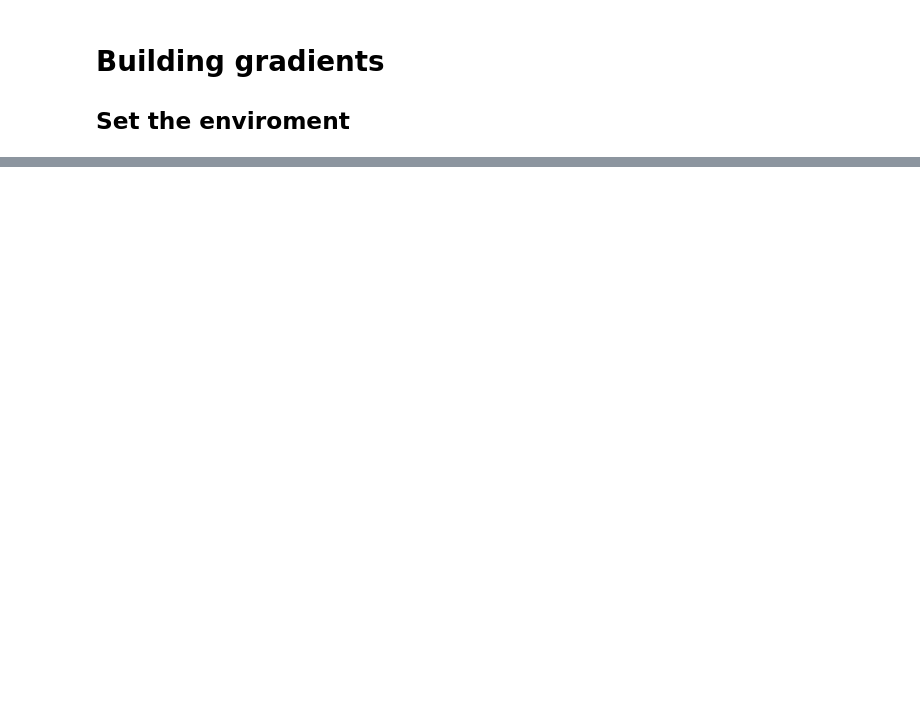
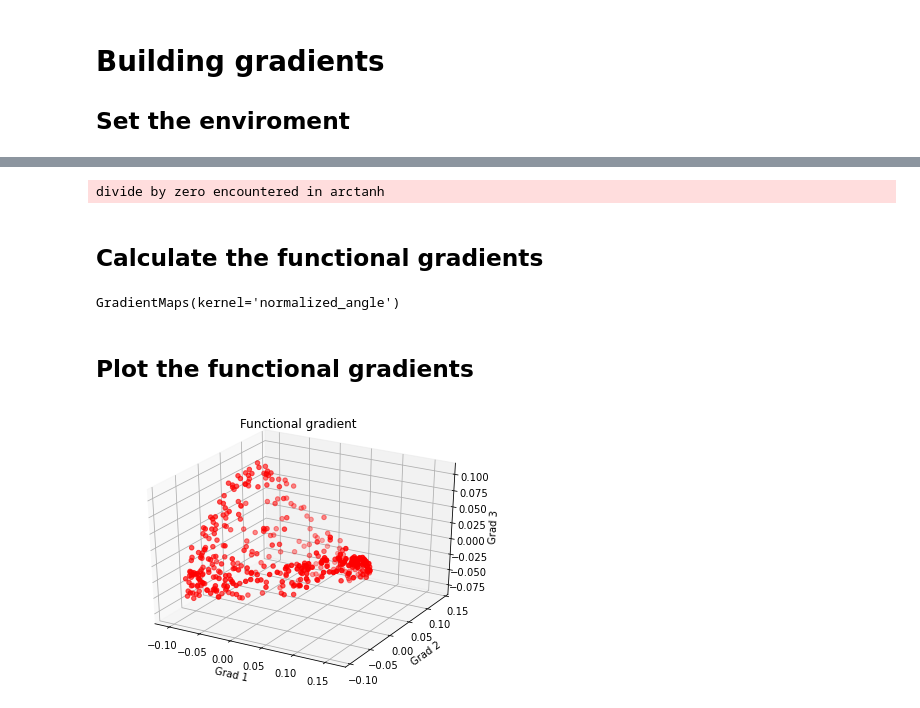
Before and after one commit to MICA-MNI/micapipe, a Jupyter notebook: docs/pages/04.gradients/tutorial_gradients.ipynb, the cells around one changed output, grey strips where cells are left out. Cells and saved outputs as stored; diff of their text form; code cells hidden in the pictures; blank space fills up the shorter version.

Commit message:
[DOC] Added gradients tutorial single subject

```diff
--- a/docs/pages/04.gradients/tutorial_gradients.ipynb
+++ b/docs/pages/04.gradients/tutorial_gradients.ipynb
@@ -74,0 +60,53 @@ mtx_gd = np.loadtxt(cnt_gd, dtype=np.float, delimiter=' ')
+# %%
+# Load the cortical connectome
+mtx_fs = np.loadtxt(subjectDir + '/func/surfaces/' + subjectID + '_rsfmri_space-fsnative_atlas-' + atlas + '_desc-FC.txt',
+                    dtype=np.float, delimiter=' ')
+
+# slice the matrix
+FC = mtx_fs[49:, 49:]
+FC = np.delete(np.delete(FC, 200, axis=0), 200, axis=1)
+
+# Fischer transformation
+FCz = np.arctanh(FC)
+
+# replace inf with 0
+FCz[~np.isfinite(FCz)] = 0
+
+# Mirror the matrix
+FCz = np.triu(FCz,1)+FCz.T
+# %% [output]
+divide by zero encountered in arctanh
+# %% [markdown]
+## Calculate the functional gradients
+# %%
+# Number of gradients
+N = 10
+
+# Calculate the gradients
+gm = GradientMaps(n_components=N, random_state=None, approach='dm', kernel='normalized_angle')
+gm.fit(FCz, sparsity=0.8)
+# %% [output]
+GradientMaps(kernel='normalized_angle')
+# %% [markdown]
+## Plot the functional gradients
+# %%
+# Plot the gradients
+g1=gm.gradients_[:, 0]
+g2=gm.gradients_[:, 1]
+g3=gm.gradients_[:, 2]
+
+# Creating figure
+fig = plt.subplots(1, 2, figsize = (7, 5))
+ax = plt.axes(projection ="3d")
+
+# Creating plot
+ax.scatter3D(g1, g2, g3, color = 'red')
+plt.title("Functional gradient")
+ax.set_xlabel('Grad 1')
+ax.set_ylabel('Grad 2')
+ax.set_zlabel('Grad 3')
+
+# show plot
+plt.show()
+# %% [output]
+[figure, added]
```
Also changed, not shown: parts of 41 cells of this notebook, 13 other files.
